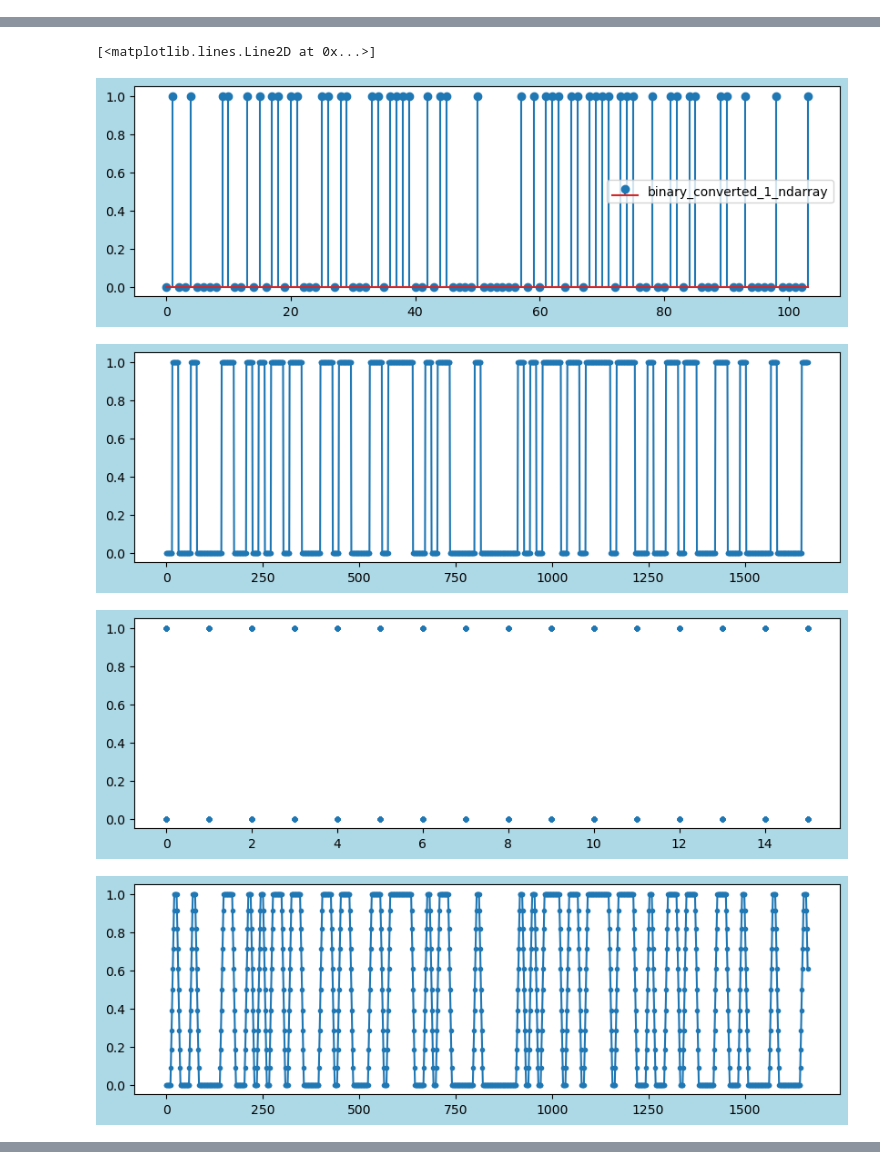
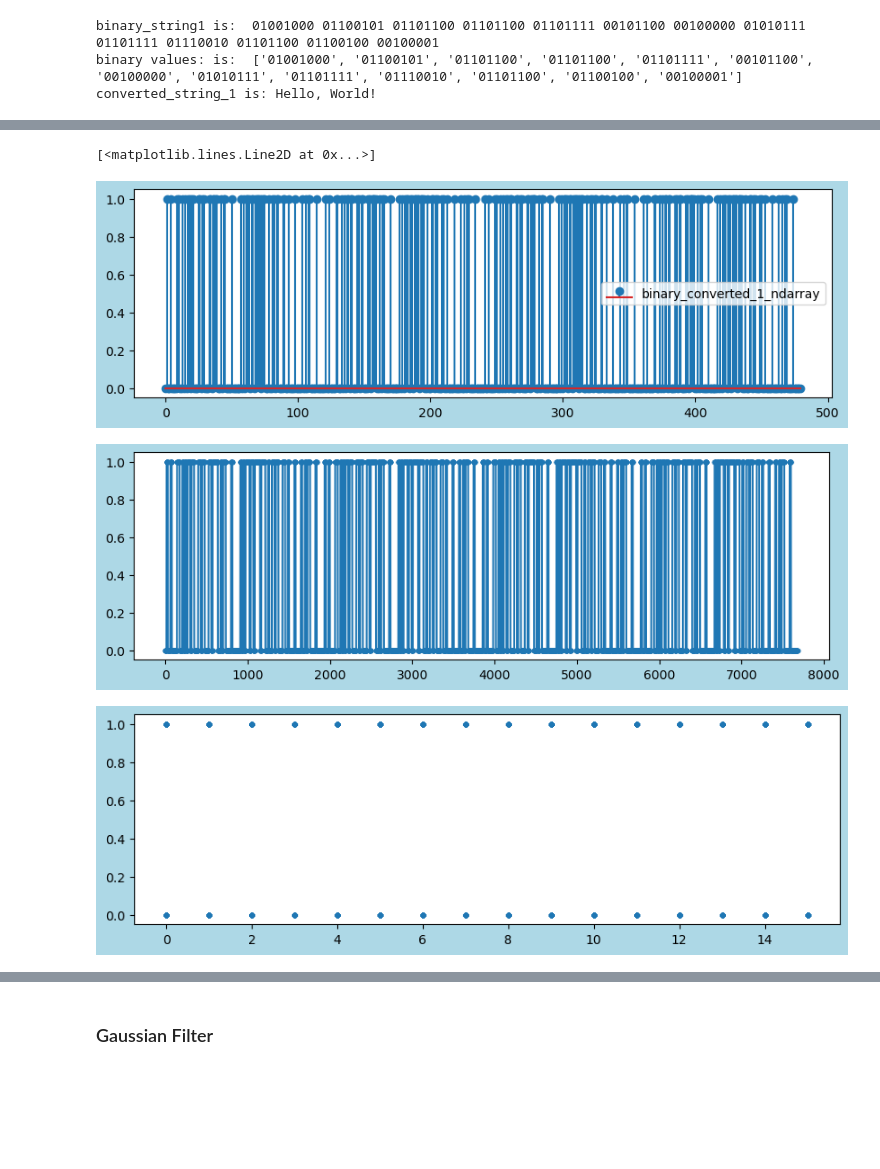
Before and after one commit to tacticstactics/Intercoder-Reliability, a Jupyter notebook: Hello-World-Reliability.ipynb, the cells around one changed output, grey strips where cells are left out. Drawn from its saved outputs; the diff is of its cells as text; code cells hidden in the pictures; blank space fills up the shorter version.

```diff
--- a/Hello-World-Reliability.ipynb
+++ b/Hello-World-Reliability.ipynb
@@ -1,28 +1,32 @@
+# %%
+import sys
+import numpy as np
+import matplotlib.pyplot as plt
+from scipy import signal
+
+def binary_to_string(binary_string):
+
+    # Split the binary string into individual binary codes
+    binary_values = binary_string.split()
+    print('binary values: is: ',binary_values)
+    # Convert each binary code to the corresponding character
+    ascii_characters = [chr(int(b, 2)) for b in binary_values]
+    # Join the characters to form the original string
+    converted_string = ''.join(ascii_characters)
+    return converted_string
+
+# Example usage
+binary_string1 = "01001000 01100101 01101100 01101100 01101111 00101100 00100000 01010111 01101111 01110010 01101100 01100100 00100001"
+print('binary_string1 is: ', binary_string1)
+
+converted_string_1 = binary_to_string(binary_string1)
+print(f"converted_string_1 is: {converted_string_1}")
+# %% [output]
+binary_string1 is:  01001000 01100101 01101100 01101100 01101111 00101100 00100000 01010111 01101111 01110010 01101100 01100100 00100001
+binary values: is:  ['01001000', '01100101', '01101100', '01101100', '01101111', '00101100', '00100000', '01010111', '01101111', '01110010', '01101100', '01100100', '00100001']
+converted_string_1 is: Hello, World!
 # %%
-import sys
-import numpy as np
-import matplotlib.pyplot as plt
-from scipy import signal
-
-def binary_to_string(binary_string):
-
-    # Split the binary string into individual binary codes
-    binary_values = binary_string.split()
-    print('binary values: is: ',binary_values)
-    # Convert each binary code to the corresponding character
-    ascii_characters = [chr(int(b, 2)) for b in binary_values]
-    # Join the characters to form the original string
-    converted_string = ''.join(ascii_characters)
-    return converted_string
-
-# Example usage
-binary_string1 = "01001000 01100101 01101100 01101100 01101111 00101100 00100000 01010111 01101111 01110010 01101100 01100100 00100001"
-print('binary_string1 is: ', binary_string1)
-
-converted_string_1 = binary_to_string(binary_string1)
-print(f"converted_string_1 is: {converted_string_1}")
-
-input_string_1 = "Hello, World!"
+input_string_1 = "Hello, World!, Hello, World!, Hello, World!, Hello, World!, "
 
 binary_converted_1 = ''.join(format(ord(char), '08b') for char in input_string_1)
 #binary_converted_1 = "".join(f"{ord(i):08b}" for i in input_string_1)
@@ -72,19 +76,4 @@ ax1_1.plot(TX_analog_values1, ".-")
 fig1 = plt.figure(figsize = (10,3), facecolor='lightblue')
 ax1_1 = fig1.add_subplot(1, 1, 1)
 ax1_1.plot(array, TX_analog_values1, ".")
-
-
-#Gaussian Filter
-win1 = signal.windows.gaussian(10, std=7)
-
-gaussianfiltered1_same = signal.convolve(TX_analog_values1, win1, mode='same') / sum(win1)
-print(gaussianfiltered1_same.size)
-
-fig1 = plt.figure(figsize = (10,3), facecolor='lightblue')
-ax1_1 = fig1.add_subplot(1, 1, 1)
-ax1_1.plot(gaussianfiltered1_same, ".-")
-
-fig1 = plt.figure(figsize = (10,3), facecolor='lightblue')
-ax1_1 = fig1.add_subplot(1, 1, 1)
-ax1_1.plot(array, gaussianfiltered1_same, ".")
 # %% [output]
@@ -108,5 +97,4 @@ Size of TX Analog values 1 is:  1664
 [<matplotlib.lines.Line2D at 0x...>]
-[figure, old version]
+[figure, new version]
-[figure, old version]
+[figure, new version]
 [figure]
-[figure, removed]
@@ -113,0 +101,2 @@ Size of TX Analog values 1 is:  1664
+# %% [markdown]
+### Gaussian Filter
```
Also changed, not shown: parts of 6 cells of this notebook.
